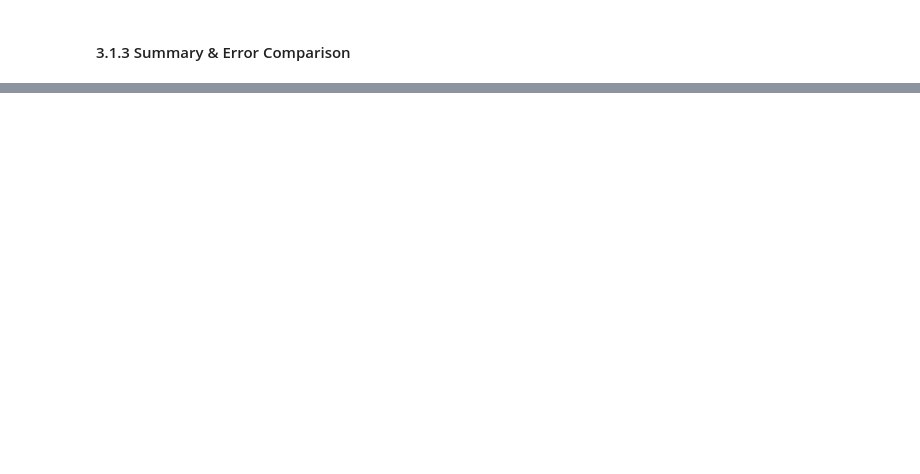
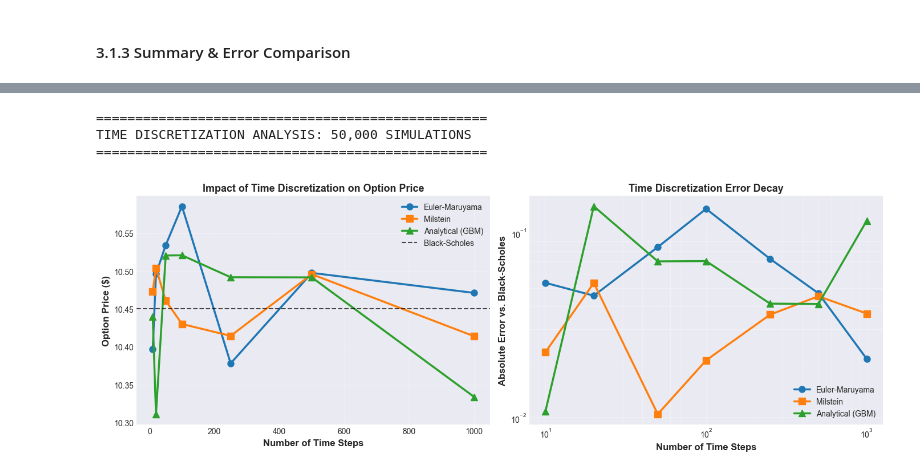
Before and after one commit to Ailurus-Feline/portfolio, a Jupyter notebook: quant/CQF/exam2/report.ipynb, the cells around one changed output, grey strips where cells are left out. Saved outputs shown, nothing was run; the diff lists cells and outputs as text; code cells hidden in the pictures; blank space fills up the shorter version.

```diff
--- a/quant/CQF/exam2/report.ipynb
+++ b/quant/CQF/exam2/report.ipynb
@@ -690,0 +776,67 @@ From the log-log plot, all 3 schemes show a broadly decreasing error trend as si
+# %%
+# Time discretization impact analysis
+n_sims_ts = 50_000  # balance computational cost & statistical stability
+time_steps_range = np.array([10, 20, 50, 100, 250, 500, 1000])
+
+print("=" * 50)
+print(f"TIME DISCRETIZATION ANALYSIS: {n_sims_ts:,} SIMULATIONS")
+print("=" * 50)
+
+prices_em_ts = []
+prices_mil_ts = []
+prices_gbm_ts = []
+
+for _, n_steps in enumerate(time_steps_range, 1):
+
+    # Euler-Maruyama scheme
+    S = euler_maruyama(base_params["S0"], base_params["r"], base_params["sigma"],
+                       base_params["T"], n_sims_ts, n_steps)
+    price_em, _ = monte_carlo_price(european_call_payoff(S, base_params["E"]), discount_factor)
+    prices_em_ts.append(price_em)
+
+    # Milstein scheme
+    S = milstein(base_params["S0"], base_params["r"], base_params["sigma"],
+                 base_params["T"], n_sims_ts, n_steps)
+    price_mil, _ = monte_carlo_price(european_call_payoff(S, base_params["E"]), discount_factor)
+    prices_mil_ts.append(price_mil)
+
+    # Analytical solution (invariant to time discretization)
+    S = GBM_solution(base_params["S0"], base_params["r"], base_params["sigma"],
+                           base_params["T"], n_sims_ts)
+    price_gbm, _ = monte_carlo_price(european_call_payoff(S, base_params["E"]), discount_factor)
+    prices_gbm_ts.append(price_gbm)
+
+# Plot time discretization impact
+fig, (ax1, ax2) = plt.subplots(1, 2, figsize=FIGSIZE)
+
+# Prices vs time steps
+ax1.plot(time_steps_range, prices_em_ts, "o-", label="Euler-Maruyama", linewidth=2.5, markersize=8)
+ax1.plot(time_steps_range, prices_mil_ts, "s-", label="Milstein", linewidth=2.5, markersize=8)
+ax1.plot(time_steps_range, prices_gbm_ts, "^-", label="Analytical (GBM)", linewidth=2.5, markersize=8)
+ax1.axhline(bs_eu_price, color="k", linestyle="--", label="Black-Scholes", linewidth=1.5, alpha=0.7)
+ax1.set_xlabel("Number of Time Steps", fontsize=12, fontweight="bold")
+ax1.set_ylabel("Option Price ($)", fontsize=12, fontweight="bold")
+ax1.set_title("Impact of Time Discretization on Option Price", fontsize=13, fontweight="bold")
+ax1.legend(fontsize=10)
+ax1.grid(True, alpha=0.3)
+
+# Errors vs time steps (log scale)
+errors_em_ts = np.abs(np.array(prices_em_ts) - bs_eu_price)
+errors_mil_ts = np.abs(np.array(prices_mil_ts) - bs_eu_price)
+errors_gbm_ts = np.abs(np.array(prices_gbm_ts) - bs_eu_price)
+ax2.loglog(time_steps_range, errors_em_ts, "o-", label="Euler-Maruyama", linewidth=2.5, markersize=8)
+ax2.loglog(time_steps_range, errors_mil_ts, "s-", label="Milstein", linewidth=2.5, markersize=8)
+ax2.loglog(time_steps_range, errors_gbm_ts, "^-", label="Analytical (GBM)", linewidth=2.5, markersize=8)
+ax2.set_xlabel("Number of Time Steps", fontsize=12, fontweight="bold")
+ax2.set_ylabel("Absolute Error vs. Black-Scholes", fontsize=12, fontweight="bold")
+ax2.set_title("Time Discretization Error Decay", fontsize=13, fontweight="bold")
+ax2.legend(fontsize=10)
+ax2.grid(True, alpha=0.3, which="both")
+
+plt.tight_layout()
+plt.show()
+# %% [output]
+==================================================
+TIME DISCRETIZATION ANALYSIS: 50,000 SIMULATIONS
+==================================================
+[figure, added]
```
Also changed, not shown: parts of 30 cells of this notebook.
